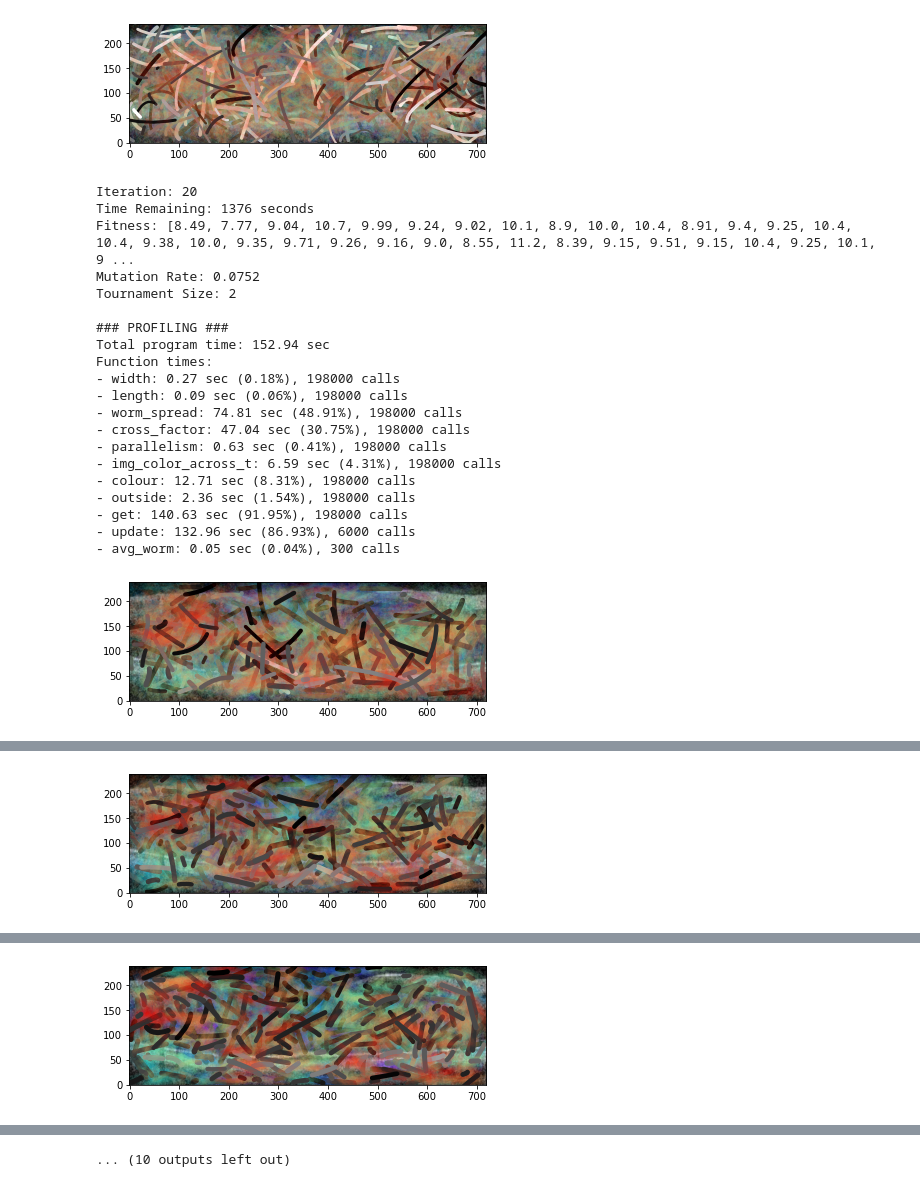
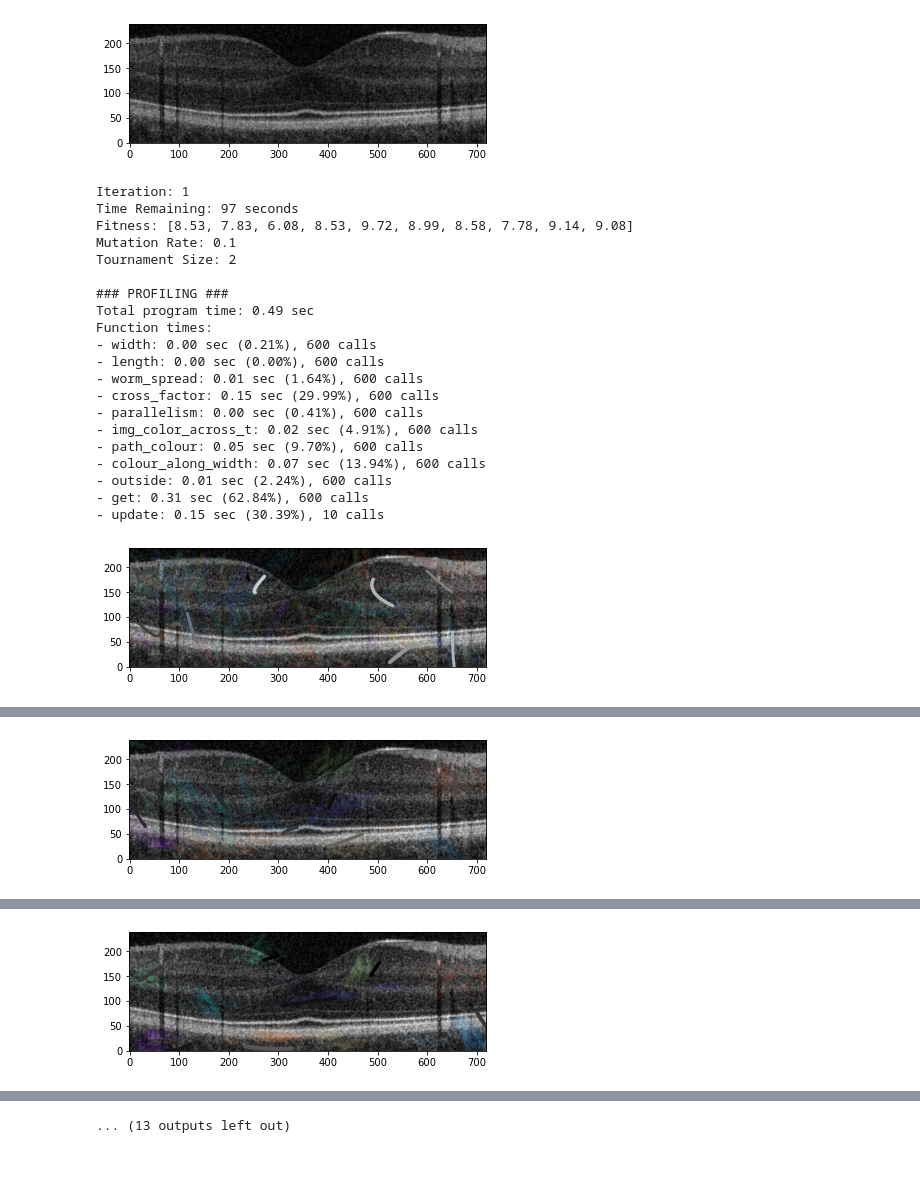
Before and after one commit to byteDJINN/cits4404-group-3, a Jupyter notebook: master.ipynb, the cells around one changed output, grey strips where cells are left out. Saved outputs shown, nothing was run; the diff lists cells and outputs as text; code cells hidden in the pictures.

```diff
--- a/master.ipynb
+++ b/master.ipynb
@@ -264,4 +231,7 @@ def initialise_clew (size, imshape, init_params):
 # %%
+"""
+Each fitness represents a score for a random worm
+"""
 class Fitness:
     def __init__(self, image, swarms):
         self.image = image
@@ -278,7 +248,7 @@ class Fitness:
             # width factor
             def width():
                 # example weakly encouraging width to be 8
-                return (1 / max(abs(worm.width - 5),1),5)
+                return (1 / max(abs(worm.width - 4),1),5)
 
             @measure_time
             # length factor
@@ -337,7 +307,7 @@ class Fitness:
                 # Normalize the difference to a score from 0 to 1
                 # Maximum difference that affects parallelism is pi (180 degrees)
                 similarity_score = 1 - (angle_diff / np.pi)  # Normalize the difference by pi
-                return (similarity_score,0.15)
+                return (similarity_score,0.2)
 
             worm_spread = worm_spread()
             group_factors = [worm_spread, cross_factor(worm_spread[3]), parallelism(worm_spread[2])]
@@ -347,16 +317,19 @@ class Fitness:
         def environmental_fitness():
             @measure_time
             # colour factor
-            def colour():
-                DIVISIONS = 10
+            def path_colour():
+                DIVISIONS = 14
                 # points along centre path
                 t = np.linspace(0,1,DIVISIONS)
                 path_colour = worm.img_color_across_t(t, self.image)
-                #width_colour = worm.img_colour_at_w(self.image)
                 ps = 1 - np.mean(np.abs(worm.colour - path_colour))
-                # ws = 1 - np.mean(np.abs(worm.colour - width_colour))
                 # subtract from 1 since higher fitness is better
                 return (ps, 5)
+
+            def width_colour():
+                width_colour = worm.colour_along_width(self.image)
+                ws = 1 - np.mean(np.abs(worm.colour - width_colour))
+                return (ws, 1)
 
             @measure_time
             # discourage from going out of bounds
@@ -364,11 +337,11 @@ class Fitness:
                 min_x, min_y = np.min(worm.control_points(), axis=0)
                 max_x, max_y = np.max(worm.control_points(), axis=0)
                 if min_x < 0 or max_x >= img_width or min_y < 0 or max_y >= img_height:
-                    return (-1, 10)  # high cost for going outside
+                    return (-1, 1)  # high cost for going outside
                 else:
                     return (0, 0) # doesn't affect worm if it's inside boundaries
 
-            environmental_factors = [colour(), outside()]
+            environmental_factors = [path_colour(), width_colour(), outside()]
             return sum([x[0] * x[1] for x in environmental_factors])
 
         # driver weights
@@ -439,6 +410,7 @@ class Swarm:
             setattr(avg, field, np.mean([getattr(w, field) for w in self.population]))
         return avg
 # %%
+'''The Genetic Algorithm'''
 # for profiling
 start_time = time.time()
 function_times = {}
@@ -446,10 +418,12 @@ profiling = True # change to True to see function times
 # constants
 iterations = 200
 swarm_size = 30
-num_swarms = 300
+num_swarms = 10
+image = prep_image(IMAGE_DIR, "original", MASK)
 swarms = [Swarm(image, initialise_clew(swarm_size, image.shape, (40, 30, 1))) for _ in range(num_swarms)]
 fitness = Fitness(image, swarms)
 
+# defining different images for testing
 for s in swarms:
     s.fitness = fitness
     #s.tnm_k = 4
@@ -480,4 +454,9 @@ for it in range(iterations):
             drawing.add_worms(swarms[ix].avg_worm())
         drawing.show()
         print()
+
+drawing = Drawing(np.full((240,720),255))
+for ix in range(len(swarms)):
+    drawing.add_worms(swarms[ix].avg_worm())
+drawing.show()
 # %% [output]
@@ -503,22 +466,22 @@ Function times:
-[figure, old version]
+[figure, new version]
-Iteration: 20
-Time Remaining: 1376 seconds
-Fitness: [8.49, 7.77, 9.04, 10.7, 9.99, 9.24, 9.02, 10.1, 8.9, 10.0, 10.4, 8.91, 9.4, 9.25, 10.4, 10.4, 9.38, 10.0, 9.35, 9.71, 9.26, 9.16, 9.0, 8.55, 11.2, 8.39, 9.15, 9.51, 9.15, 10.4, 9.25, 10.1, 9 ...
-Mutation Rate: 0.0752
+Iteration: 1
+Time Remaining: 97 seconds
+Fitness: [8.53, 7.83, 6.08, 8.53, 9.72, 8.99, 8.58, 7.78, 9.14, 9.08]
+Mutation Rate: 0.1
 Tournament Size: 2
 
 ### PROFILING ###
-Total program time: 152.94 sec
+Total program time: 0.49 sec
 Function times:
-- width: 0.27 sec (0.18%), 198000 calls
-- length: 0.09 sec (0.06%), 198000 calls
-- worm_spread: 74.81 sec (48.91%), 198000 calls
-- cross_factor: 47.04 sec (30.75%), 198000 calls
-- parallelism: 0.63 sec (0.41%), 198000 calls
-- img_color_across_t: 6.59 sec (4.31%), 198000 calls
-- colour: 12.71 sec (8.31%), 198000 calls
-- outside: 2.36 sec (1.54%), 198000 calls
-- get: 140.63 sec (91.95%), 198000 calls
-- update: 132.96 sec (86.93%), 6000 calls
-- avg_worm: 0.05 sec (0.04%), 300 calls
+- width: 0.00 sec (0.21%), 600 calls
+- length: 0.00 sec (0.00%), 600 calls
+- worm_spread: 0.01 sec (1.64%), 600 calls
+- cross_factor: 0.15 sec (29.99%), 600 calls
+- parallelism: 0.00 sec (0.41%), 600 calls
+- img_color_across_t: 0.02 sec (4.91%), 600 calls
+- path_colour: 0.05 sec (9.70%), 600 calls
+- colour_along_width: 0.07 sec (13.94%), 600 calls
+- outside: 0.01 sec (2.24%), 600 calls
+- get: 0.31 sec (62.84%), 600 calls
+- update: 0.15 sec (30.39%), 10 calls
-[figure, old version]
+[figure, new version]
@@ -545 +505 @@ Function times:
-[figure, old version]
+[figure, new version]
@@ -566 +523 @@ Function times:
-[figure, old version]
+[figure, new version]
@@ -609,2 +560,2 @@ Function times:
-... (10 outputs left out)
+... (13 outputs left out)
 # %%
```
Also changed, not shown: parts of 13 cells of this notebook, 19 other files.
